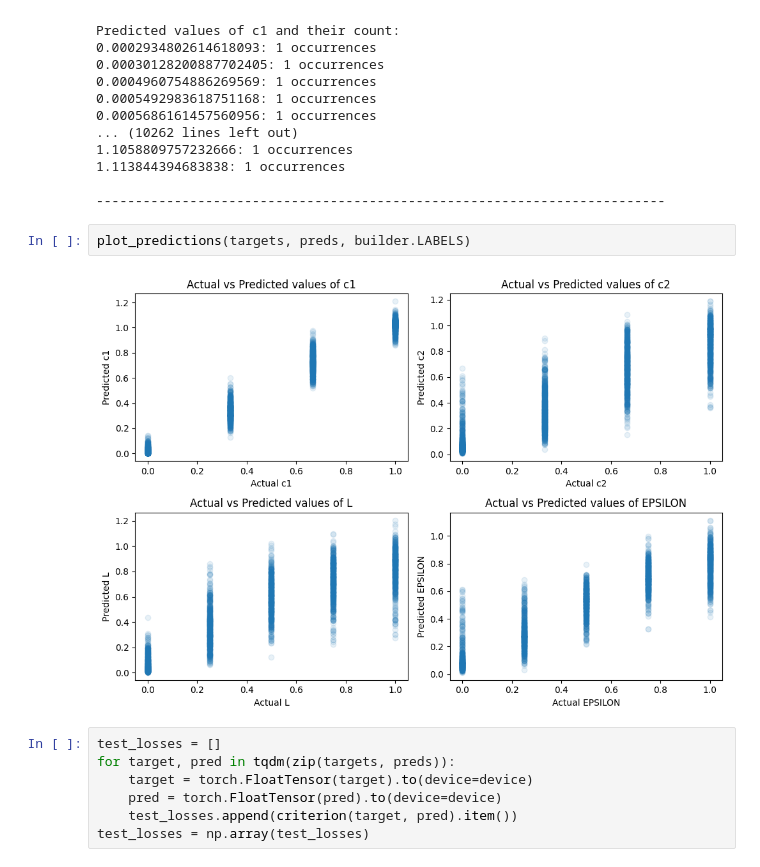
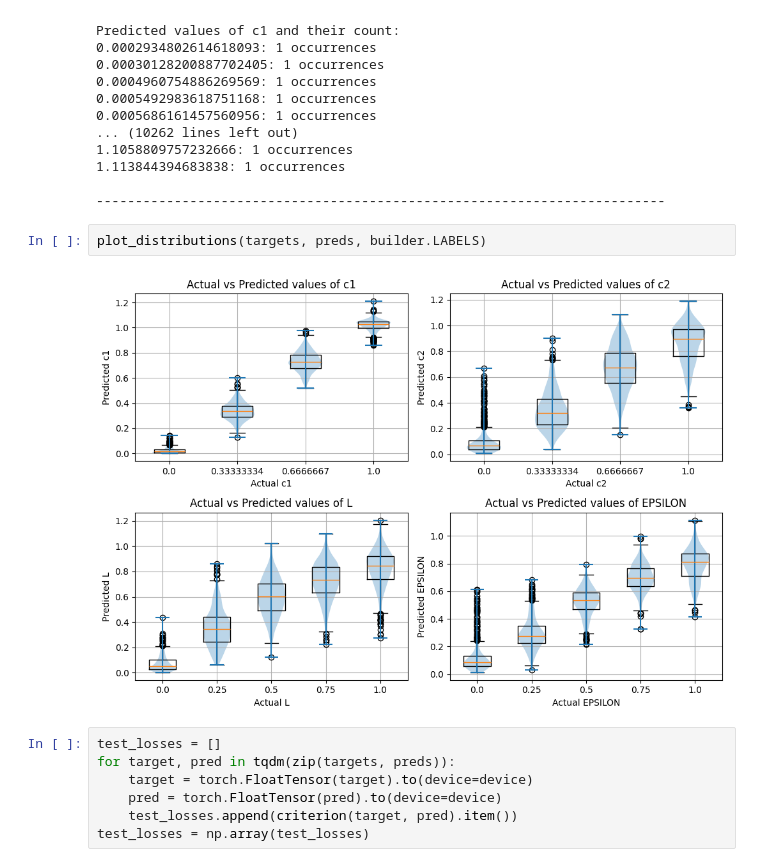
Before and after one commit to LucRobey/TurbNNGen, a Jupyter notebook: src/nn/results/cnn_all_results.ipynb, the cells around one changed output. Cells and saved outputs as stored; diff of their text form.

Commit message:
add: plot_distributions

```diff
--- a/src/nn/results/cnn_all_results.ipynb
+++ b/src/nn/results/cnn_all_results.ipynb
@@ -167,9 +167,9 @@ Predicted values of c1 and their count:
 
 -------------------------------------------------------------------------
 # %%
-plot_predictions(targets, preds, builder.LABELS)
+plot_distributions(targets, preds, builder.LABELS)
 # %% [output]
-[figure, old version]
+[figure, new version]
 # %%
 test_losses = []
 for target, pred in tqdm(zip(targets, preds)):
```
Also changed, not shown: parts of 1 cell of this notebook, 2 other files.
